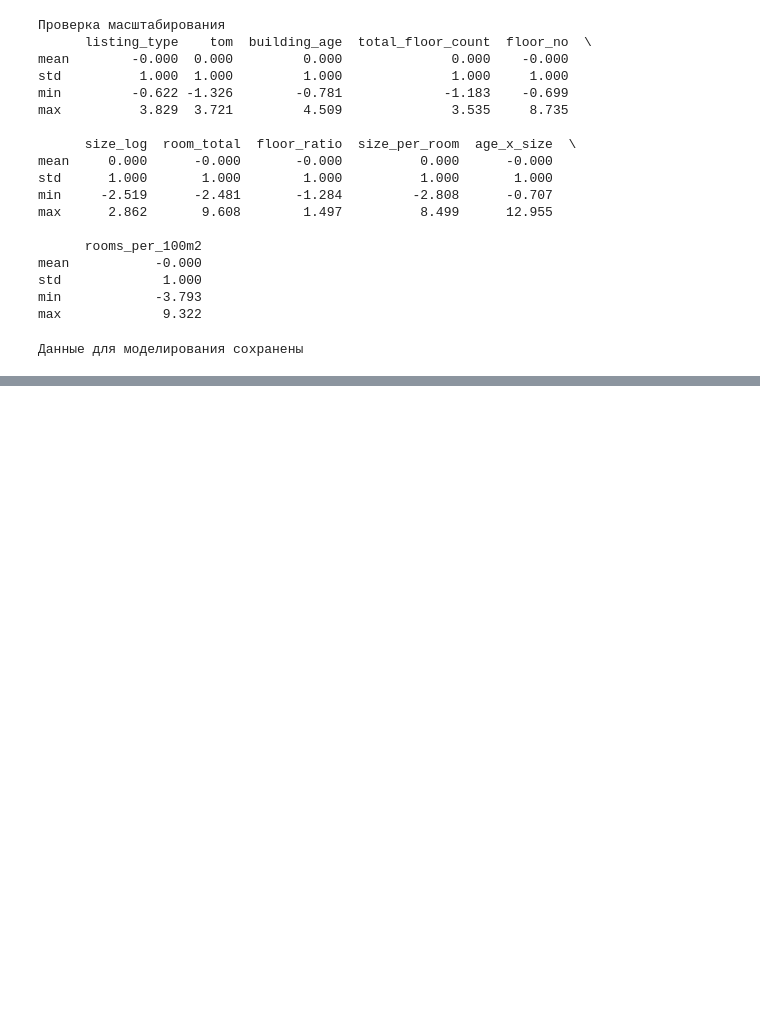
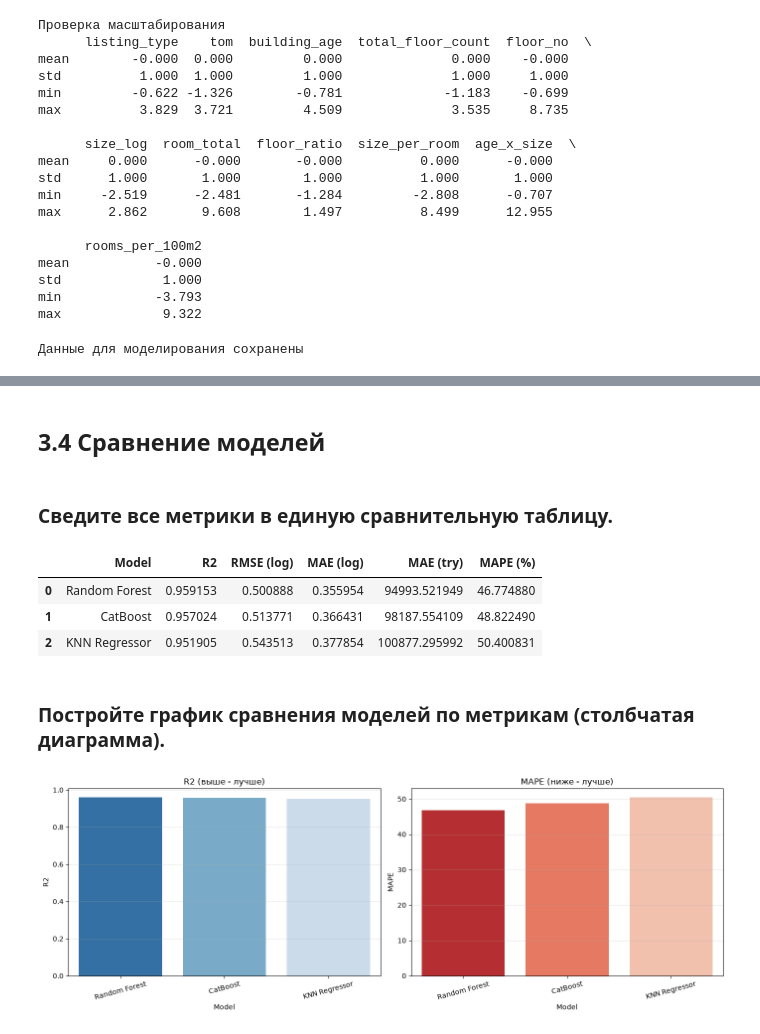
Before and after one commit to Jamchitogrito/MLABD-Ansable, a Jupyter notebook: Untitled.ipynb, the cells around one changed output, grey strips where cells are left out. Cells and saved outputs as stored; diff of their text form; code cells hidden in the pictures; blank space fills up the shorter version.

```diff
--- a/Untitled.ipynb
+++ b/Untitled.ipynb
@@ -1062,0 +1264,25 @@ print("Данные для моделирования сохранены")
+# %%
+from sklearn.metrics import mean_squared_error, mean_absolute_error, mean_absolute_percentage_error, r2_score
+results = []
+def evaluate_model_uluchenn(name, y_true_log, y_pred_log):
+    mae_log = mean_absolute_error(y_true_log, y_pred_log)
+    rmse_log = np.sqrt(mean_squared_error(y_true_log, y_pred_log))
+    r2 = r2_score(y_true_log, y_pred_log)
+    y_true_orig = np.expm1(y_true_log)
+    y_pred_orig = np.expm1(y_pred_log)
+    mae_orig = mean_absolute_error(y_true_orig, y_pred_orig)
+    mape = mean_absolute_percentage_error(y_true_orig, y_pred_orig) * 100
+    print(f"{name}")
+    print(f"R²:   {r2:.4f}")
+    print(f"RMSE (log): {rmse_log:.4f}")
+    print(f"MAE (log):  {mae_log:.4f}")
+    print(f"MAE (в лирах): {mae_orig:,.2f} TRY")
+    print(f"MAPE: {mape:.2f}%\n")
+    results.append({
+        'Model': name,
+        'R2': r2,
+        'RMSE (log)': rmse_log,
+        'MAE (log)': mae_log,
+        'MAE (try)': mae_orig,
+        'MAPE (%)': mape
+    })
@@ -1062,0 +1314,34 @@ print("Данные для моделирования сохранены")
+# %% [markdown]
+## 3.4 Сравнение моделей
+# %% [markdown]
+### Сведите все метрики в единую сравнительную таблицу.
+# %%
+metrics_df = pd.DataFrame(results).sort_values(by='R2', ascending=False)
+# %%
+display(metrics_df.style.background_gradient(subset=['R2'], cmap='viridis'))
+# %% [output]
+|  | Model | R2 | RMSE (log) | MAE (log) | MAE (try) | MAPE (%) |
+| 0 | Random Forest | 0.959153 | 0.500888 | 0.355954 | 94993.521949 | 46.774880 |
+| 1 | CatBoost | 0.957024 | 0.513771 | 0.366431 | 98187.554109 | 48.822490 |
+| 2 | KNN Regressor | 0.951905 | 0.543513 | 0.377854 | 100877.295992 | 50.400831 |
+# %% [markdown]
+### Постройте график сравнения моделей по метрикам (столбчатая диаграмма).
+# %%
+fig, axes = plt.subplots(1, 2, figsize=(14, 5))
+
+#r2 больше - лучше
+sns.barplot(data=metrics_df, x='Model', y='R2', palette='Blues_r', ax=axes[0], hue='Model', legend=False)
+axes[0].set_title('R2 (выше - лучше)')
+axes[0].set_ylabel('R2')
+axes[0].tick_params(axis='x', rotation=15)
+axes[0].grid(axis='y', alpha=0.3)
+#mape меньше - лучше
+sns.barplot(data=metrics_df, x='Model', y='MAPE (%)', palette='Reds_r', ax=axes[1], hue='Model', legend=False)
+axes[1].set_title('MAPE (ниже - лучше)')
+axes[1].set_ylabel('MAPE')
+axes[1].tick_params(axis='x', rotation=15)
+axes[1].grid(axis='y', alpha=0.3)
+plt.tight_layout()
+plt.show()
+# %% [output]
+[figure, added]
```
Also changed, not shown: parts of 46 cells of this notebook, 6 other files.
